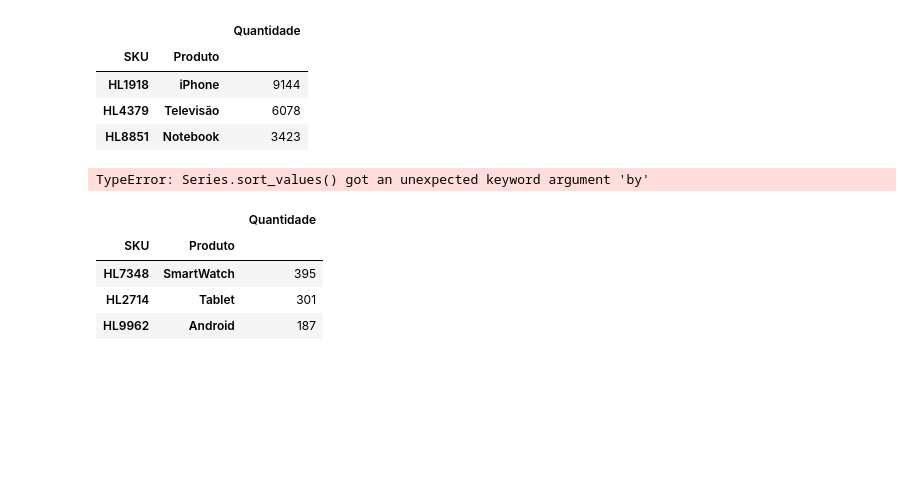
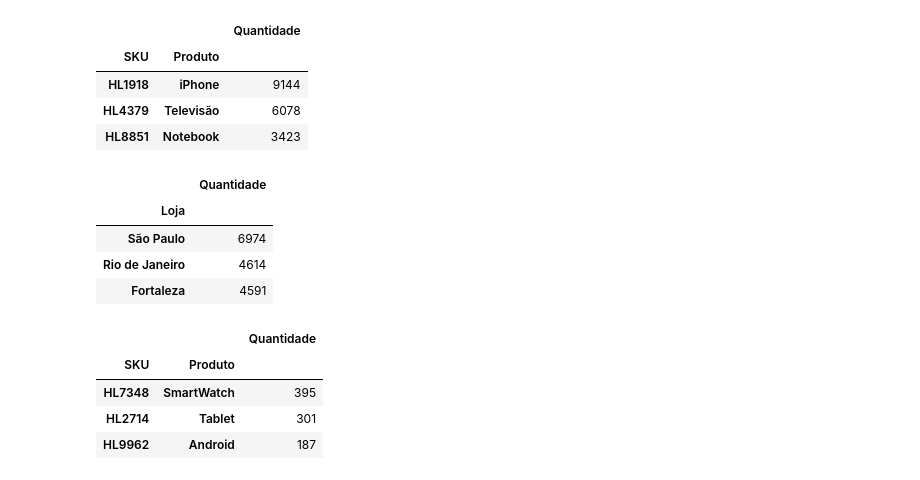
Before and after one commit to leandroclv/python_data_science, a Jupyter notebook: projeto_2/projeto_2.ipynb, the cells around one changed output. Cells and saved outputs as stored; diff of their text form; code cells hidden in the pictures; blank space fills up the shorter version.

```diff
--- a/projeto_2/projeto_2.ipynb
+++ b/projeto_2/projeto_2.ipynb
@@ -516,10 +516,14 @@ display(quant_produto_valor_bruto.head(3))
 | HL4379 | Televisão | 6078 |
 | HL8851 | Notebook | 3423 |
 # %%
-quant_loja_valor_bruto = pd.DataFrame(pd.concat([total_vendas, total_devolucoes])).groupby(['Loja'])['Quantidade'].sum().sort_values(by='Quantidade', ascending=False)
+quant_loja_valor_bruto = pd.DataFrame(pd.concat([total_vendas, total_devolucoes]).groupby(['Loja'])['Quantidade'].sum()).sort_values(by='Quantidade', ascending=False)
 display(quant_loja_valor_bruto.head(3))
 # %% [output]
-TypeError: Series.sort_values() got an unexpected keyword argument 'by'
+|  | Quantidade |
+| Loja |  |
+| São Paulo | 6974 |
+| Rio de Janeiro | 4614 |
+| Fortaleza | 4591 |
 # %%
 #Quantidade de devoluções: identificar os 3 produtos e as 3 lojas que estão gerando mais devoluções
 quant_produto_dev1 = total_devolucoes[['SKU', 'Produto', 'Quantidade']].groupby(['SKU', 'Produto']).sum().sort_values(by='Quantidade', ascending=False)
```
Also changed, not shown: parts of 7 cells of this notebook.
